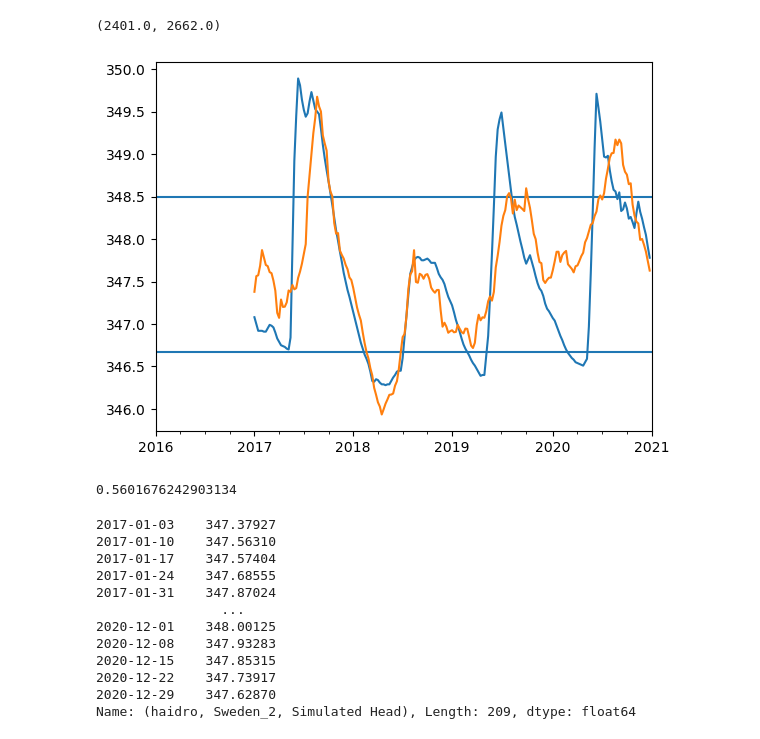
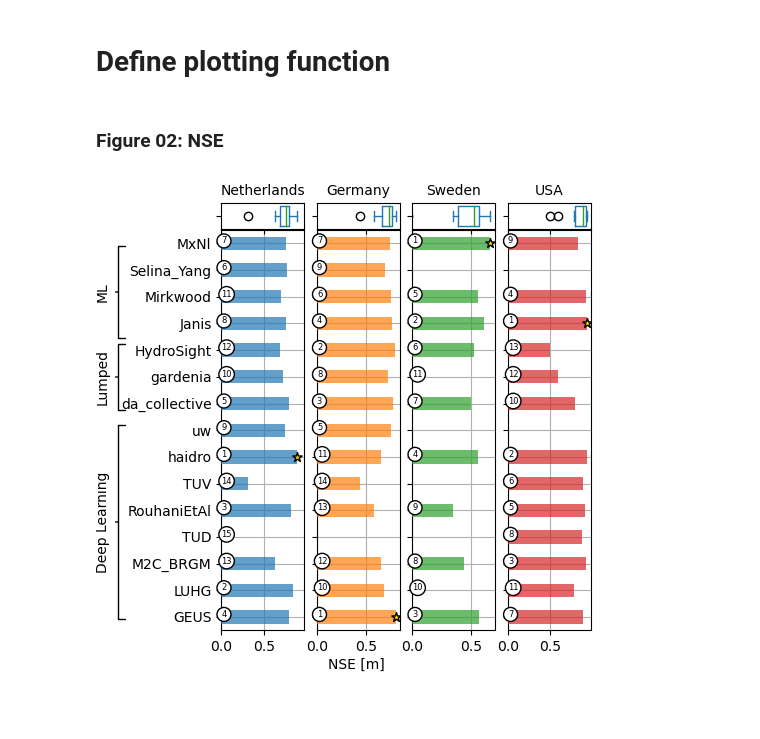
Before and after one commit to gwmodeling/challenge, a Jupyter notebook: scripts/analyse.ipynb, the cells around one changed output. Drawn from its saved outputs; the diff is of its cells as text; code cells hidden in the pictures; blank space fills up the shorter version.

```diff
--- a/scripts/analyse.ipynb
+++ b/scripts/analyse.ipynb
@@ -13,12 +37,11 @@ from matplotlib.gridspec import GridSpec
 # %%
-df = pd.read_csv("../data/all_results.csv", index_col=0, parse_dates=True, header=[0,1,2])
-df.head()
+# Start and end of validation period
 
 tmin = {
     "Netherlands": "2016-09-23",
     "USA": "2017-01-18",
     "Germany": "2017-01-01",
-    "Sweden_1": "2016-01-05",
+    #"Sweden_1": "2016-01-05",
     "Sweden_2": "2016-01-05",
 }
 
@@ -26,6 +49,6 @@ tmax = {
     "Netherlands": "2020-11-27",
     "USA": "2021-12-31",
     "Germany": "2021-12-31",
-    "Sweden_1": "2020-12-29",
+    #"Sweden_1": "2020-12-29",
     "Sweden_2": "2020-12-29",
 }
@@ -399,29 +141,0 @@ plt.savefig("../figures/metrics_time.png", bbox_inches="tight", dpi=300)
-# %%
-stats = ["mae_20", "mae_80"]
-wells = df.columns.get_level_values(1).unique()
-team_names = df.columns.get_level_values(0).unique()
-
-mi = pd.MultiIndex.from_product([stats, wells])
-metrics2 = pd.DataFrame(index=team_names, columns=mi, dtype=float)
-
-for i, well in enumerate(wells):
-    heads = pd.read_csv("../data/{}/heads_full.csv".format(well),
-                        index_col=0, parse_dates=True).squeeze().loc["2017-01-01":].dropna()
-    heads.index = heads.index.round("D")
-    heads = heads.loc[~heads.index.duplicated()]
-
-    sims = df.loc[:, (slice(None), well, "Simulated Head")].astype(float)
-
-    for name, ts in sims.items():
-        if ts.dropna().empty:
-            pass
-        else:
-            sim = ts.loc[ts.index.drop_duplicates()].dropna()
-            idx = heads.dropna().index.intersection(sim.dropna().index)
-
-            head = heads.loc[idx]
-
-            sim = sim.loc[idx]
-
-            metrics2.loc[name[0], ("mae_20", well)] = ps.stats.metrics.mae(head[head<head.quantile(0.2)], sim)
-            metrics2.loc[name[0], ("mae_80", well)] = ps.stats.metrics.mae(head[head>head.quantile(0.8)], sim)
@@ -493,28 +142,2 @@ plt.savefig("../figures/metrics_mae.png", bbox_inches="tight", dpi=300)
-# %%
-ax = head.plot()
-ax.axhline(head.quantile(0.2))
-ax.axhline(head.quantile(0.8))
-sim.plot(ax=ax)#, x_compat=True)
-plt.xlim("2016", "2021")
-# %% [output]
-(2401.0, 2662.0)
-[figure, removed]
-# %%
-ps.stats.metrics.nse(head, sim)
-# %% [output]
-0.5601676242903134
-# %%
-sim
-# %% [output]
-2017-01-03    347.37927
-2017-01-10    347.56310
-2017-01-17    347.57404
-2017-01-24    347.68555
-2017-01-31    347.87024
-                ...
-2020-12-01    348.00125
-2020-12-08    347.93283
-2020-12-15    347.85315
-2020-12-22    347.73917
-2020-12-29    347.62870
-Name: (haidro, Sweden_2, Simulated Head), Length: 209, dtype: float64
+# %% [markdown]
+# Define plotting function
@@ -520,0 +236,7 @@ Name: (haidro, Sweden_2, Simulated Head), Length: 209, dtype: float64
+# %% [markdown]
+### Figure 02: NSE
+# %%
+plot_metrics("nse", label="NSE [m]", best="max")
+plt.savefig("../figures/figure_02.png", bbox_inches="tight", dpi=300)
+# %% [output]
+[figure, added]
```
Also changed, not shown: parts of 43 cells of this notebook, 8 other files.
